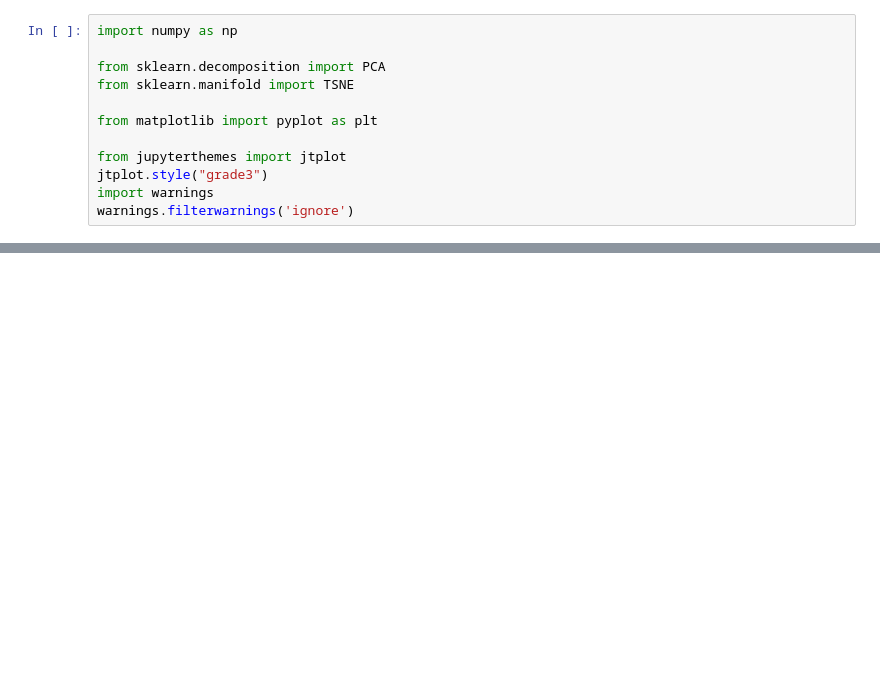
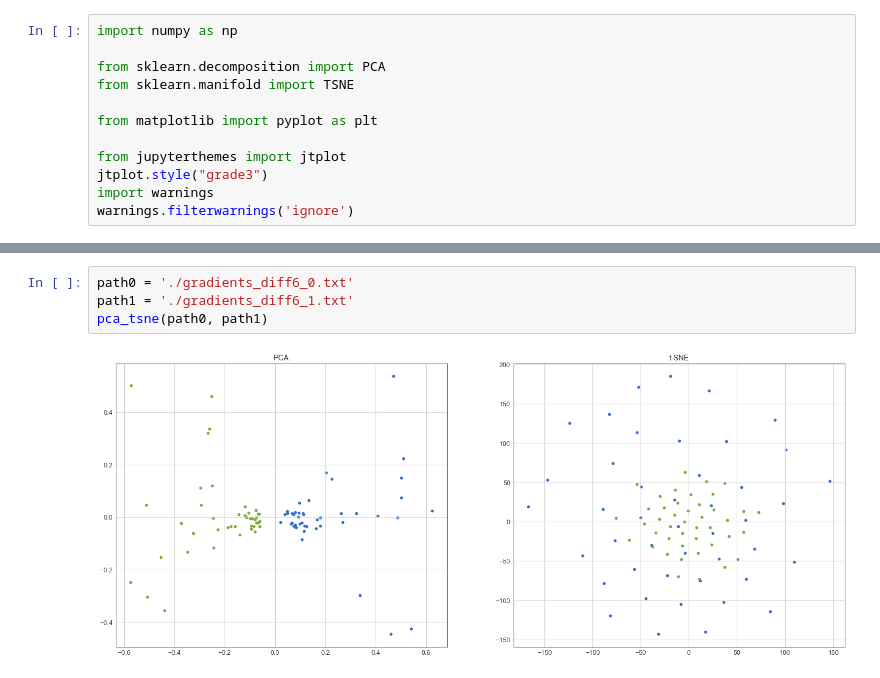
Before and after one commit to Timo9Madrid7/maliciousfl, a Jupyter notebook: Eva/gradients/gradients_analysis.ipynb, the cells around one changed output, grey strips where cells are left out. Cells and saved outputs as stored; diff of their text form; blank space fills up the shorter version.

```diff
--- a/Eva/gradients/gradients_analysis.ipynb
+++ b/Eva/gradients/gradients_analysis.ipynb
@@ -38,0 +44,6 @@ plt.show()
+# %%
+path0 = './gradients_diff6_0.txt'
+path1 = './gradients_diff6_1.txt'
+pca_tsne(path0, path1)
+# %% [output]
+[figure, added]
```
Also changed, not shown: parts of 5 cells of this notebook, 4 other files.
